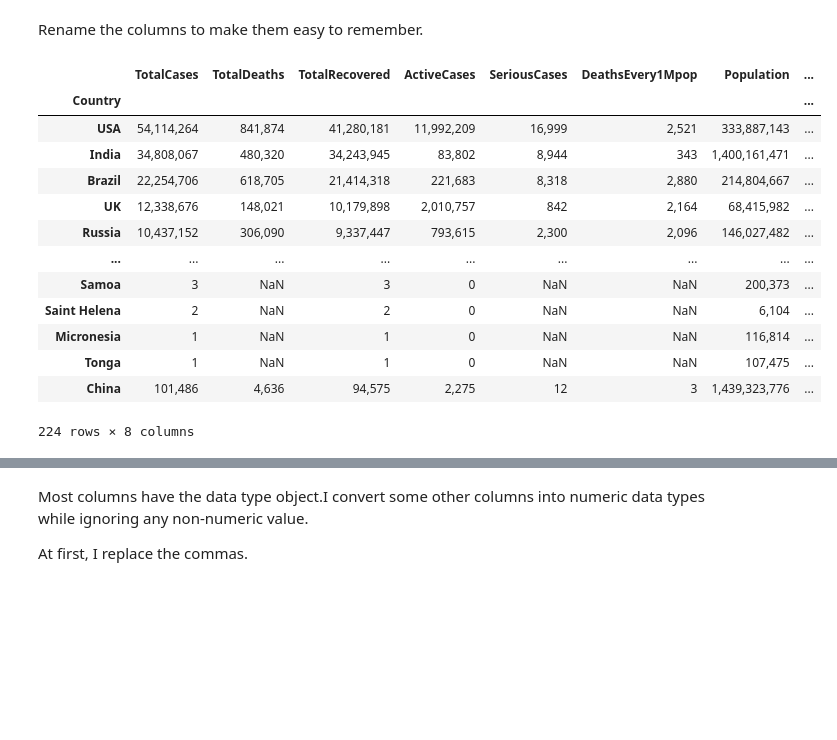
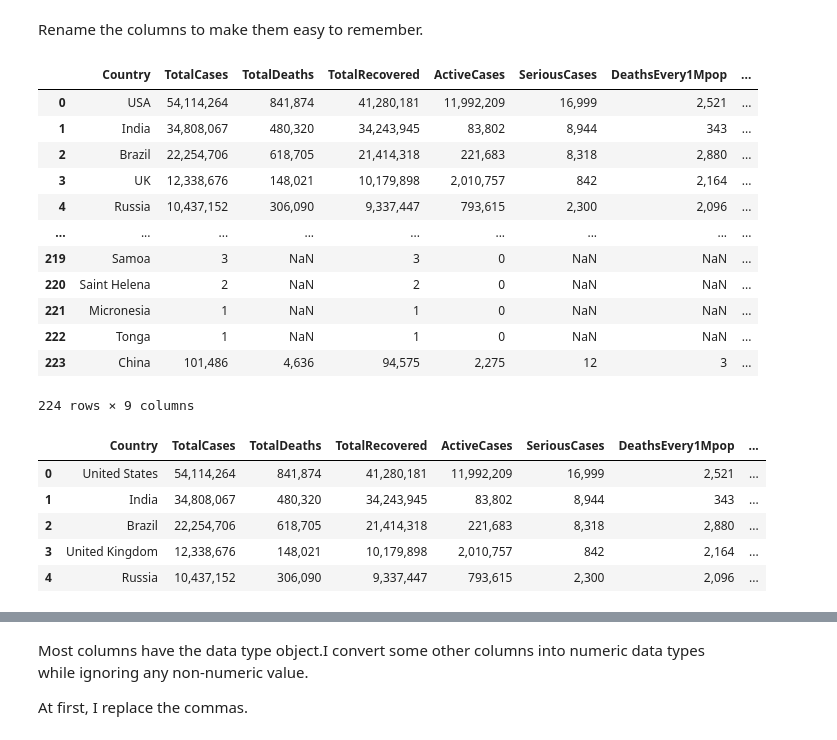
Before and after one commit to Siyanho/project, a Jupyter notebook: Part3.ipynb, the cells around one changed output, grey strips where cells are left out. Cells and saved outputs as stored; diff of their text form; code cells hidden in the pictures; blank space fills up the shorter version.

```diff
--- a/Part3.ipynb
+++ b/Part3.ipynb
@@ -163,24 +163,34 @@ Rename the columns to make them easy to remember.
 # %%
 df2=df1.rename(columns={'Country,\nOther':'Country','Total\nCases':'TotalCases','Total\nDeaths':'TotalDeaths',
                      'Total\nRecovered':'TotalRecovered','Active\nCases':'ActiveCases',
                      'Serious,\nCritical':'SeriousCases','Deaths/\n1M pop':'DeathsEvery1Mpop'})
-df2.set_index(["Country"], inplace=True)
+#df2.set_index(["Country"], inplace=True)
 df2
 # %% [output]
-|  | TotalCases | TotalDeaths | TotalRecovered | ActiveCases | SeriousCases | DeathsEvery1Mpop | Population | ... |
-| Country |  |  |  |  |  |  |  | ... |
-| USA | 54,114,264 | 841,874 | 41,280,181 | 11,992,209 | 16,999 | 2,521 | 333,887,143 | ... |
-| India | 34,808,067 | 480,320 | 34,243,945 | 83,802 | 8,944 | 343 | 1,400,161,471 | ... |
-| Brazil | 22,254,706 | 618,705 | 21,414,318 | 221,683 | 8,318 | 2,880 | 214,804,667 | ... |
-| UK | 12,338,676 | 148,021 | 10,179,898 | 2,010,757 | 842 | 2,164 | 68,415,982 | ... |
-| Russia | 10,437,152 | 306,090 | 9,337,447 | 793,615 | 2,300 | 2,096 | 146,027,482 | ... |
+|  | Country | TotalCases | TotalDeaths | TotalRecovered | ActiveCases | SeriousCases | DeathsEvery1Mpop | ... |
+| 0 | USA | 54,114,264 | 841,874 | 41,280,181 | 11,992,209 | 16,999 | 2,521 | ... |
+| 1 | India | 34,808,067 | 480,320 | 34,243,945 | 83,802 | 8,944 | 343 | ... |
+| 2 | Brazil | 22,254,706 | 618,705 | 21,414,318 | 221,683 | 8,318 | 2,880 | ... |
+| 3 | UK | 12,338,676 | 148,021 | 10,179,898 | 2,010,757 | 842 | 2,164 | ... |
+| 4 | Russia | 10,437,152 | 306,090 | 9,337,447 | 793,615 | 2,300 | 2,096 | ... |
 | ... | ... | ... | ... | ... | ... | ... | ... | ... |
-| Samoa | 3 | NaN | 3 | 0 | NaN | NaN | 200,373 | ... |
-| Saint Helena | 2 | NaN | 2 | 0 | NaN | NaN | 6,104 | ... |
-| Micronesia | 1 | NaN | 1 | 0 | NaN | NaN | 116,814 | ... |
-| Tonga | 1 | NaN | 1 | 0 | NaN | NaN | 107,475 | ... |
-| China | 101,486 | 4,636 | 94,575 | 2,275 | 12 | 3 | 1,439,323,776 | ... |
+| 219 | Samoa | 3 | NaN | 3 | 0 | NaN | NaN | ... |
+| 220 | Saint Helena | 2 | NaN | 2 | 0 | NaN | NaN | ... |
+| 221 | Micronesia | 1 | NaN | 1 | 0 | NaN | NaN | ... |
+| 222 | Tonga | 1 | NaN | 1 | 0 | NaN | NaN | ... |
+| 223 | China | 101,486 | 4,636 | 94,575 | 2,275 | 12 | 3 | ... |
-224 rows × 8 columns
+224 rows × 9 columns
+# %%
+df2.loc[0]['Country']='United States'
+df2.loc[3]['Country']='United Kingdom'
+df2.head(5)
+# %% [output]
+|  | Country | TotalCases | TotalDeaths | TotalRecovered | ActiveCases | SeriousCases | DeathsEvery1Mpop | ... |
+| 0 | United States | 54,114,264 | 841,874 | 41,280,181 | 11,992,209 | 16,999 | 2,521 | ... |
+| 1 | India | 34,808,067 | 480,320 | 34,243,945 | 83,802 | 8,944 | 343 | ... |
+| 2 | Brazil | 22,254,706 | 618,705 | 21,414,318 | 221,683 | 8,318 | 2,880 | ... |
+| 3 | United Kingdom | 12,338,676 | 148,021 | 10,179,898 | 2,010,757 | 842 | 2,164 | ... |
+| 4 | Russia | 10,437,152 | 306,090 | 9,337,447 | 793,615 | 2,300 | 2,096 | ... |
 # %%
 df2.shape
 # %% [output]
```
Also changed, not shown: parts of 20 cells of this notebook.
